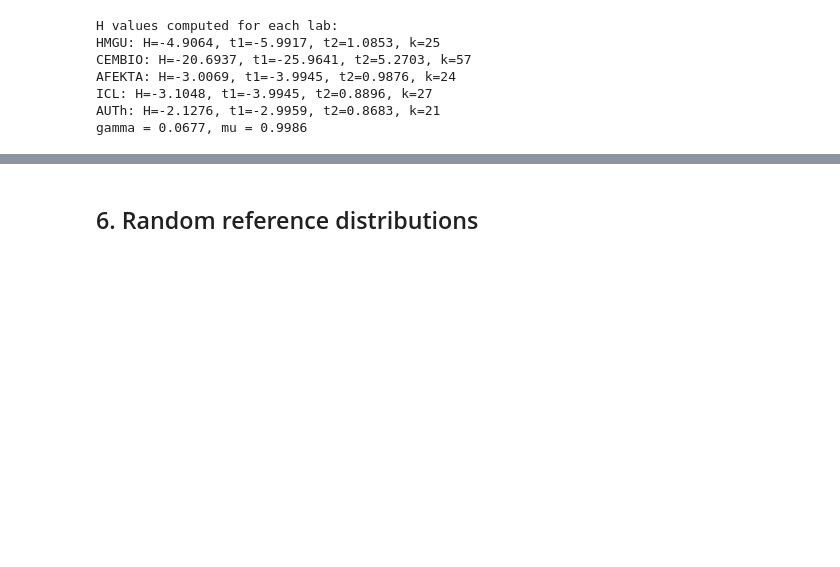
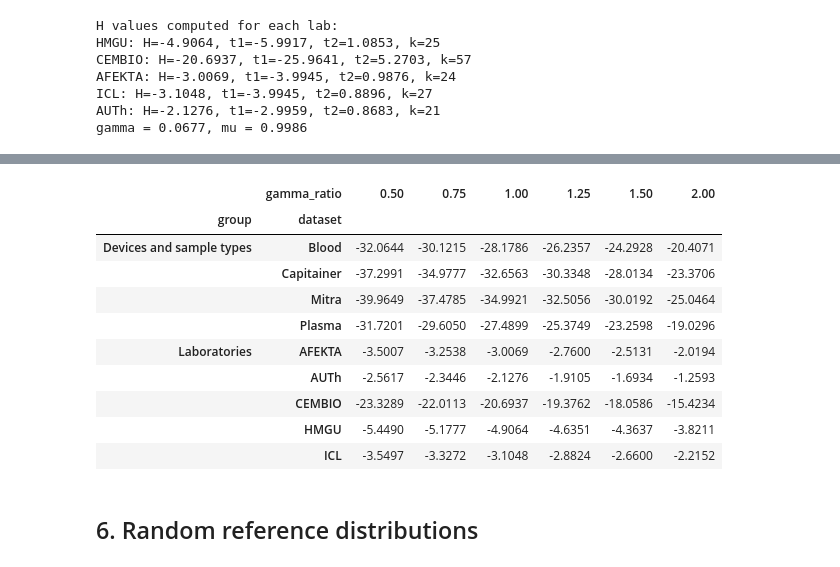
Before and after one commit to SamSaladino/Effective-Topological-Coverage-ETC, a Jupyter notebook: notebooks/02_Daniel_compilation.ipynb, the cells around one changed output, grey strips where cells are left out. Drawn from its saved outputs; the diff is of its cells as text; code cells hidden in the pictures; blank space fills up the shorter version.

Commit message:
chore: exploring some sensitivity and robutness

```diff
--- a/notebooks/02_Daniel_compilation.ipynb
+++ b/notebooks/02_Daniel_compilation.ipynb
@@ -631,3 +723,23 @@ gamma = 0.0677, mu = 0.9986
+# %%
+h_sensitivity_table = gamma_sensitivity.pivot(
+    index=["group", "dataset"],
+    columns="gamma_ratio",
+    values="H",
+)
+
+display(h_sensitivity_table.round(4))
+# %% [output]
+|  | gamma_ratio | 0.50 | 0.75 | 1.00 | 1.25 | 1.50 | 2.00 |
+| group | dataset |  |  |  |  |  |  |
+| Devices and sample types | Blood | -32.0644 | -30.1215 | -28.1786 | -26.2357 | -24.2928 | -20.4071 |
+|  | Capitainer | -37.2991 | -34.9777 | -32.6563 | -30.3348 | -28.0134 | -23.3706 |
+|  | Mitra | -39.9649 | -37.4785 | -34.9921 | -32.5056 | -30.0192 | -25.0464 |
+|  | Plasma | -31.7201 | -29.6050 | -27.4899 | -25.3749 | -23.2598 | -19.0296 |
+| Laboratories | AFEKTA | -3.5007 | -3.2538 | -3.0069 | -2.7600 | -2.5131 | -2.0194 |
+|  | AUTh | -2.5617 | -2.3446 | -2.1276 | -1.9105 | -1.6934 | -1.2593 |
+|  | CEMBIO | -23.3289 | -22.0113 | -20.6937 | -19.3762 | -18.0586 | -15.4234 |
+|  | HMGU | -5.4490 | -5.1777 | -4.9064 | -4.6351 | -4.3637 | -3.8211 |
+|  | ICL | -3.5497 | -3.3272 | -3.1048 | -2.8824 | -2.6600 | -2.2152 |
 # %% [markdown]
 ## 6. Random reference distributions
 # %%
```
Also changed, not shown: parts of 11 cells of this notebook.
